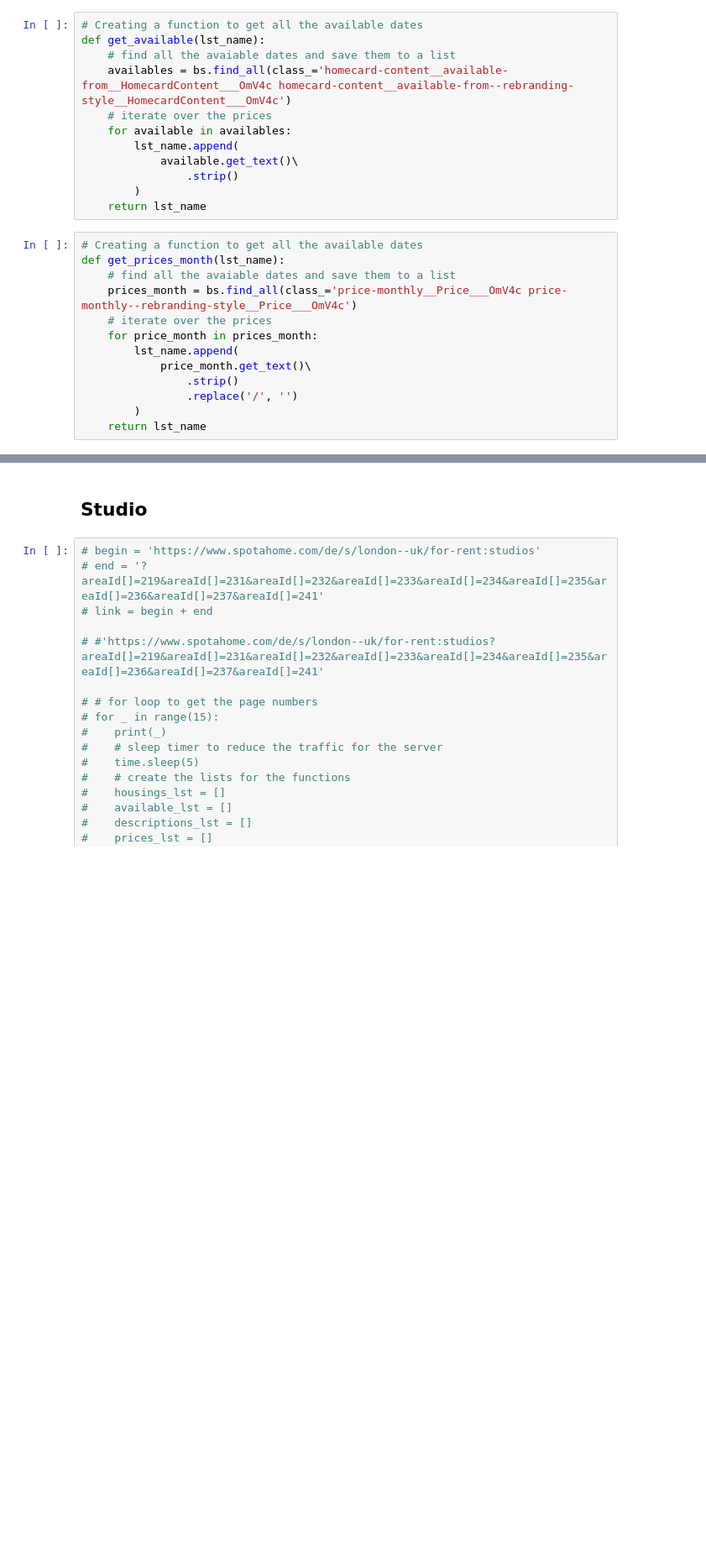
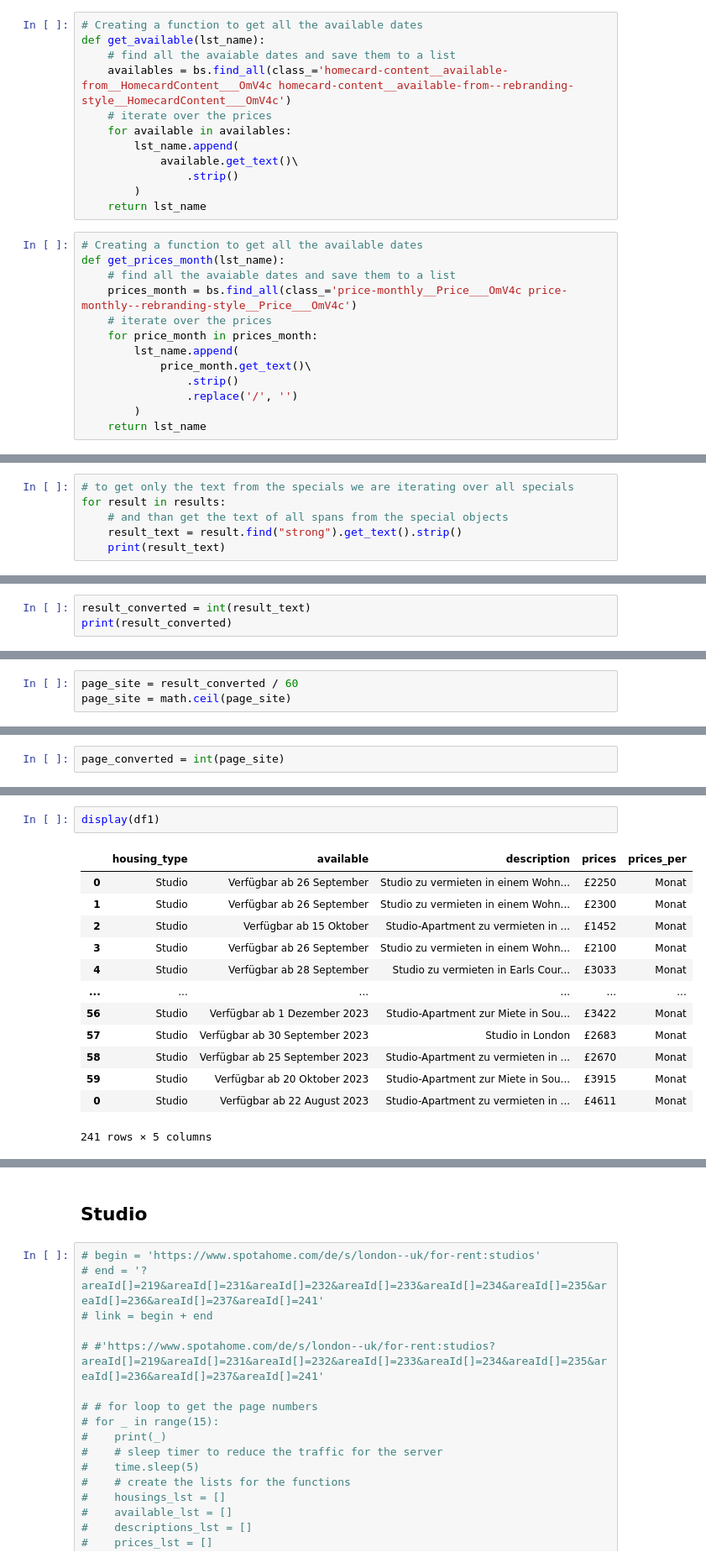
Before and after one commit to capstone-jmrs/capstone-proptech-repo, a Jupyter notebook: spotahome_julia_2.ipynb, the cells around one changed output, grey strips where cells are left out. Shown at 84% size. Cells and saved outputs as stored; diff of their text form; blank space fills up the shorter version.

```diff
--- a/spotahome_julia_2.ipynb
+++ b/spotahome_julia_2.ipynb
@@ -93,0 +106,6 @@ def get_result(lst_name):
+# %%
+# to get only the text from the specials we are iterating over all specials
+for result in results:
+    # and than get the text of all spans from the special objects
+    result_text = result.find("strong").get_text().strip()
+    print(result_text)
@@ -93,0 +118,3 @@ def get_result(lst_name):
+# %%
+result_converted = int(result_text)
+print(result_converted)
@@ -93,0 +127,3 @@ def get_result(lst_name):
+# %%
+page_site = result_converted / 60
+page_site = math.ceil(page_site)
@@ -93,0 +134,2 @@ def get_result(lst_name):
+# %%
+page_converted = int(page_site)
@@ -93,0 +203,16 @@ def get_result(lst_name):
+# %%
+display(df1)
+# %% [output]
+|  | housing_type | available | description | prices | prices_per |
+| 0 | Studio | Verfügbar ab 26 September | Studio zu vermieten in einem Wohn... | £2250 | Monat |
+| 1 | Studio | Verfügbar ab 26 September | Studio zu vermieten in einem Wohn... | £2300 | Monat |
+| 2 | Studio | Verfügbar ab 15 Oktober | Studio-Apartment zu vermieten in ... | £1452 | Monat |
+| 3 | Studio | Verfügbar ab 26 September | Studio zu vermieten in einem Wohn... | £2100 | Monat |
+| 4 | Studio | Verfügbar ab 28 September | Studio zu vermieten in Earls Cour... | £3033 | Monat |
+| ... | ... | ... | ... | ... | ... |
+| 56 | Studio | Verfügbar ab 1 Dezember 2023 | Studio-Apartment zur Miete in Sou... | £3422 | Monat |
+| 57 | Studio | Verfügbar ab 30 September 2023 | Studio in London | £2683 | Monat |
+| 58 | Studio | Verfügbar ab 25 September 2023 | Studio-Apartment zu vermieten in ... | £2670 | Monat |
+| 59 | Studio | Verfügbar ab 20 Oktober 2023 | Studio-Apartment zur Miete in Sou... | £3915 | Monat |
+| 0 | Studio | Verfügbar ab 22 August 2023 | Studio-Apartment zu vermieten in ... | £4611 | Monat |
+241 rows × 5 columns
```
Also changed, not shown: parts of 39 cells of this notebook.
